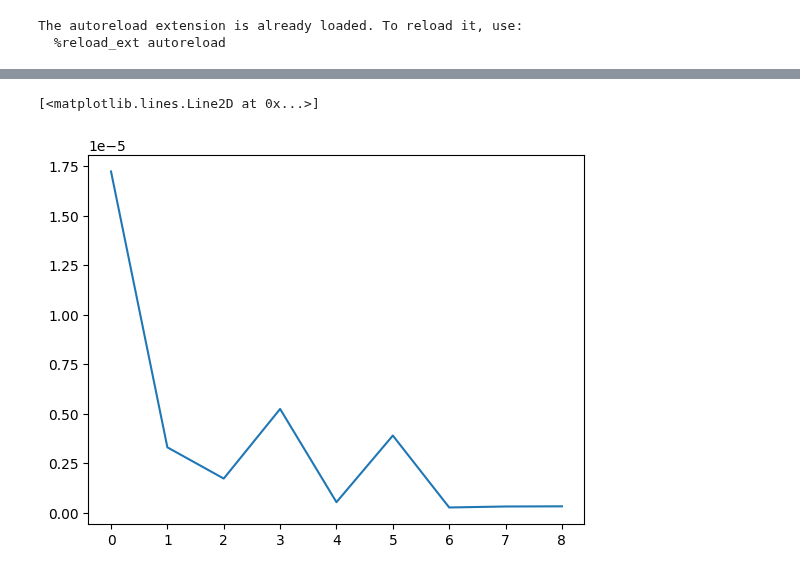
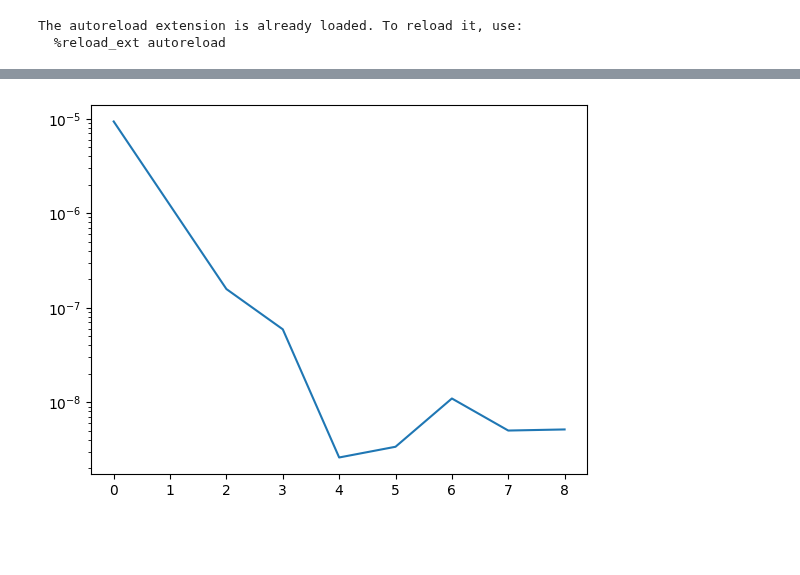
Before and after one commit to lucasattia/crystalPBM, a Jupyter notebook: functions/error_time_compare_part1.ipynb, the cells around one changed output, grey strips where cells are left out. Saved outputs shown, nothing was run; the diff lists cells and outputs as text; code cells hidden in the pictures; blank space fills up the shorter version.

```diff
--- a/functions/error_time_compare_part1.ipynb
+++ b/functions/error_time_compare_part1.ipynb
@@ -40,9 +48,8 @@ The autoreload extension is already loaded. To reload it, use:
   %reload_ext autoreload
 # %%
 # start by computing a reference with RK4
-
-t_final = 20
-L_list = np.linspace(0,1e-2,50)
+t_final = 30
+L_list = np.linspace(0,1.2e-2,60)
 
 S0 = 1 #initial supersaturation
 V0 = 1 #initial volume
@@ -62,10 +69,14 @@ p = {"L_list" : L_list, #discretization bins
 
 p_expand = expand_params(p)
 
-xlist = []
-for dt in np.logspace(-1, -3, 10):
-    # dt = 1e-1
-    tlist = np.arange(0, t_final, dt)
-    x_t = rk_integrator(x0, tlist, p)
-    xlist.append(x_t[-1,:])
-    # plot_results(x_t, L_list, tlist)
+# xlist = []
+# for dt in np.logspace(-1, -3, 10):
+#     # dt = 1e-1
+#     tlist = np.arange(0, t_final, dt)
+#     x_t = rk_integrator(x0, tlist, p)
+#     xlist.append(x_t[-1,:])
+
+dt = 1e-2
+tlist = np.arange(0, t_final, dt)
+x_t = rk_integrator(x0, tlist, p)
+plot_results(x_t, L_list, tlist)
@@ -72,9 +89,9 @@ for dt in np.logspace(-1, -3, 10):
 # %%
 errors = []
 for i in range(len(xlist)-1):
     errors.append(np.linalg.norm((xlist[i+1]-xlist[i]))/np.linalg.norm(xlist[i+1]))
 
 plt.plot(errors)
+plt.yscale('log')
 # %% [output]
-[<matplotlib.lines.Line2D at 0x...>]
-[figure, old version]
+[figure, new version]
```
Also changed, not shown: parts of 34 cells of this notebook, 1 other file.
